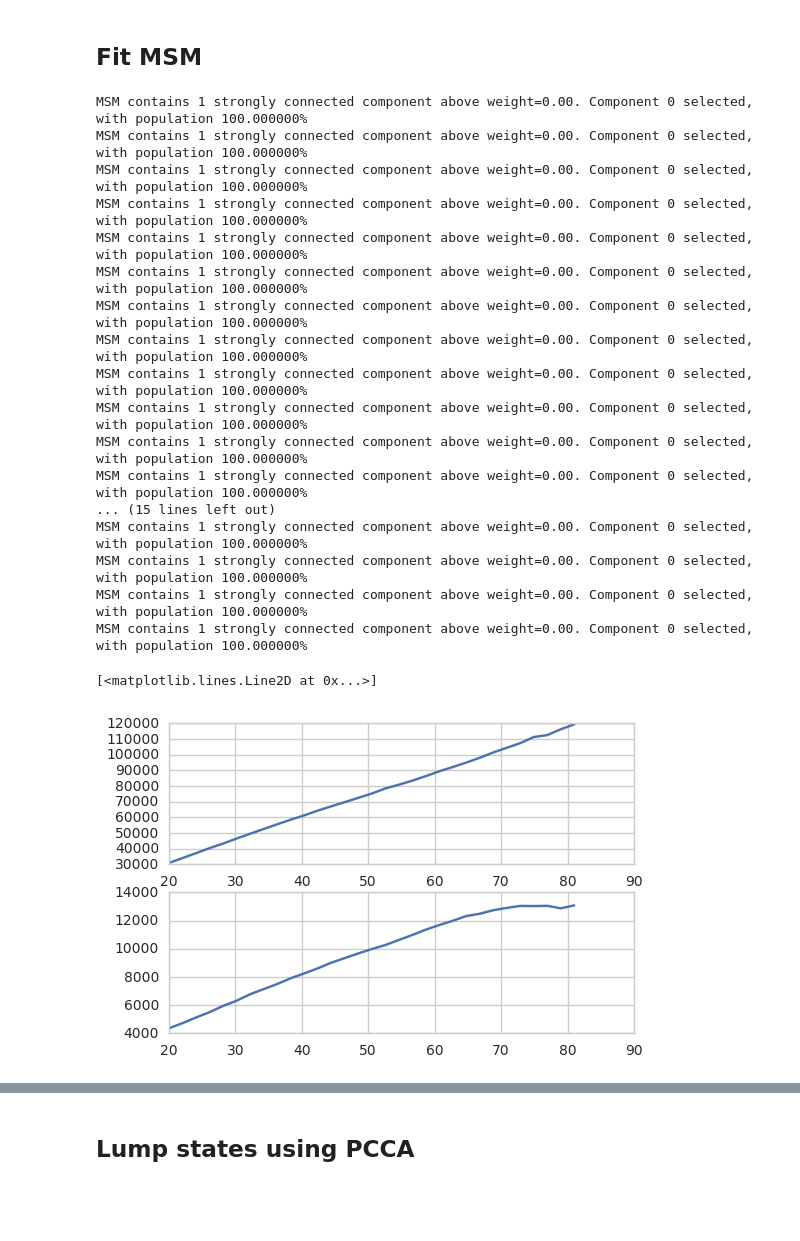
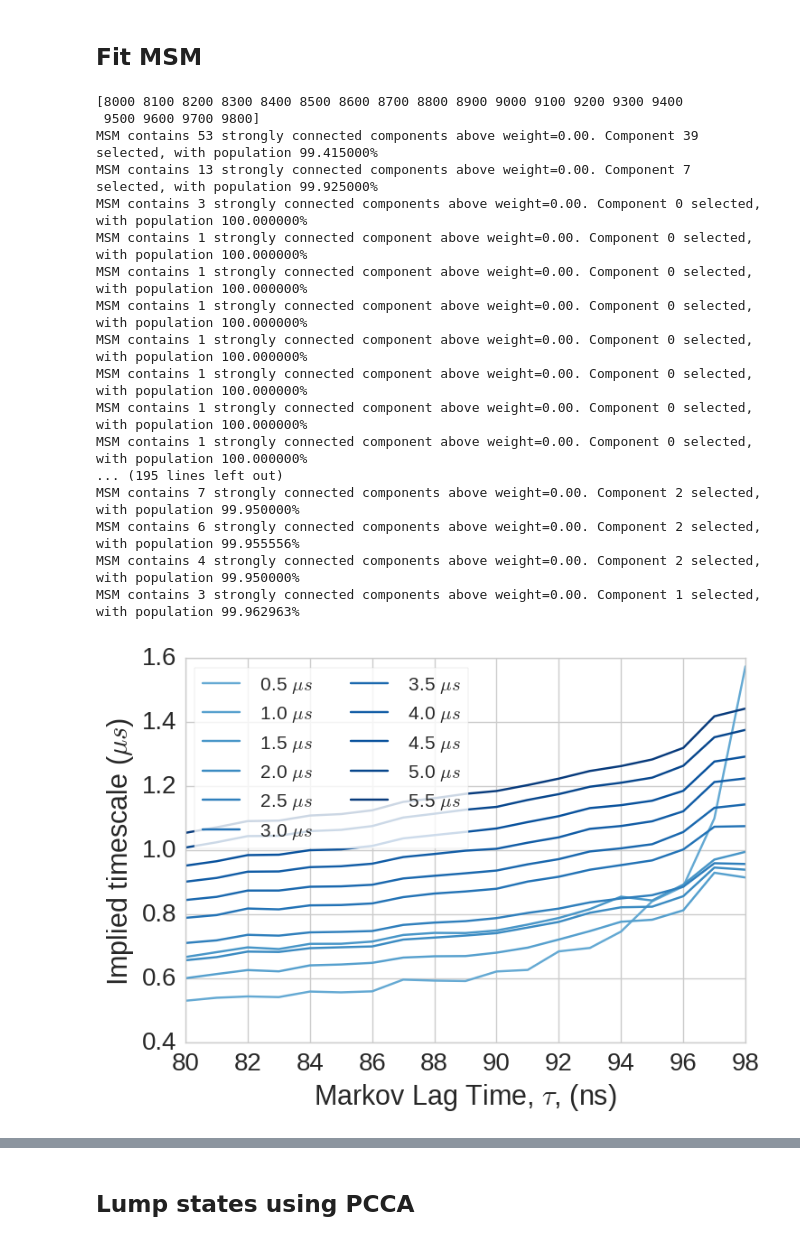
Before and after one commit to RobertArbon/AADH_Analysis, a Jupyter notebook: Amber_Production_Models/Internal Coords MSM.ipynb, the cells around one changed output, grey strips where cells are left out. Saved outputs shown, nothing was run; the diff lists cells and outputs as text; code cells hidden in the pictures; blank space fills up the shorter version.

```diff
--- a/Amber_Production_Models/Internal Coords MSM.ipynb
+++ b/Amber_Production_Models/Internal Coords MSM.ipynb
@@ -162,14 +274,20 @@ ctrajs = cluster.fit_transform(ttrajs)
 ## Fit MSM
 # %%
 from msmbuilder.msm import MarkovStateModel
-lags = np.linspace(int(20/to_ns), int(81/to_ns), 31)
-
-tscales = np.zeros((lags.shape[0], 2))
+lags = np.arange(int(80/to_ns), int(99/to_ns), int(1/to_ns))
+print(lags)
+tscales = np.zeros((lags.shape[0], len(trajs_idx)))
 for idx, lag in enumerate(lags):
-    msm = MarkovStateModel(n_timescales=3, lag_time=lag)
-    msm.fit(ctrajs)
-    tscales[idx] = msm.timescales_[:2]
+    for jdx, traj_idx in enumerate(trajs_idx):
+        msm = MarkovStateModel(n_timescales=1, lag_time=lag)
+        msm.fit(ctrajs[0:traj_idx])
+        tscales[idx, jdx] = msm.timescales_[0]
 # %% [output]
+[8000 8100 8200 8300 8400 8500 8600 8700 8800 8900 9000 9100 9200 9300 9400
+ 9500 9600 9700 9800]
+MSM contains 53 strongly connected components above weight=0.00. Component 39 selected, with population 99.415000%
+MSM contains 13 strongly connected components above weight=0.00. Component 7 selected, with population 99.925000%
+MSM contains 3 strongly connected components above weight=0.00. Component 0 selected, with population 100.000000%
 MSM contains 1 strongly connected component above weight=0.00. Component 0 selected, with population 100.000000%
 MSM contains 1 strongly connected component above weight=0.00. Component 0 selected, with population 100.000000%
 MSM contains 1 strongly connected component above weight=0.00. Component 0 selected, with population 100.000000%
@@ -177,21 +295,26 @@ MSM contains 1 strongly connected component above weight=0.00. Component 0 selec
 MSM contains 1 strongly connected component above weight=0.00. Component 0 selected, with population 100.000000%
 MSM contains 1 strongly connected component above weight=0.00. Component 0 selected, with population 100.000000%
 MSM contains 1 strongly connected component above weight=0.00. Component 0 selected, with population 100.000000%
-MSM contains 1 strongly connected component above weight=0.00. Component 0 selected, with population 100.000000%
-MSM contains 1 strongly connected component above weight=0.00. Component 0 selected, with population 100.000000%
-MSM contains 1 strongly connected component above weight=0.00. Component 0 selected, with population 100.000000%
-MSM contains 1 strongly connected component above weight=0.00. Component 0 selected, with population 100.000000%
-MSM contains 1 strongly connected component above weight=0.00. Component 0 selected, with population 100.000000%
-... (15 lines left out)
-MSM contains 1 strongly connected component above weight=0.00. Component 0 selected, with population 100.000000%
-MSM contains 1 strongly connected component above weight=0.00. Component 0 selected, with population 100.000000%
-MSM contains 1 strongly connected component above weight=0.00. Component 0 selected, with population 100.000000%
-MSM contains 1 strongly connected component above weight=0.00. Component 0 selected, with population 100.000000%
+... (195 lines left out)
+MSM contains 7 strongly connected components above weight=0.00. Component 2 selected, with population 99.950000%
+MSM contains 6 strongly connected components above weight=0.00. Component 2 selected, with population 99.955556%
+MSM contains 4 strongly connected components above weight=0.00. Component 2 selected, with population 99.950000%
+MSM contains 3 strongly connected components above weight=0.00. Component 1 selected, with population 99.962963%
-# %%
-fig, ax = plt.subplots(nrows=2)
-ax[0].plot(lags*to_ns, tscales.T[0])
-ax[1].plot(lags*to_ns, tscales.T[1])
-# %% [output]
-[<matplotlib.lines.Line2D at 0x...>]
-[figure, removed]
+# %%
+n = tscales.shape[1]*2
+to_mu = to_ns/1000
+cols = sns.color_palette('Blues', n)
+with sns.plotting_context('notebook', font_scale=2):
+    sns.set_style('whitegrid')
+    fig, ax = plt.subplots()
+    for idx in range(len(trajs_idx)):
+        time = trajs_idx[idx]*n_frames*to_mu/(2)
+        ax.plot(lags*to_ns, tscales.T[idx]*to_mu, c=cols[int(n/2) + idx], label='{0:4.1f} $\mu s$'.format(time))
+    ax.legend(frameon=True, framealpha=0.8, ncol=2, fontsize=15, loc=2)
+    ax.set_xlabel(r'Markov Lag Time, $\tau$, (ns)')
+    ax.set_ylabel(r'Implied timescale ($\mu s$)')
+    # ax.set_yscale('log')
+plt.savefig('Lag-time-convergence.pdf')
+# %% [output]
+[figure, added]
 # %%
```
Also changed, not shown: parts of 22 cells of this notebook.
